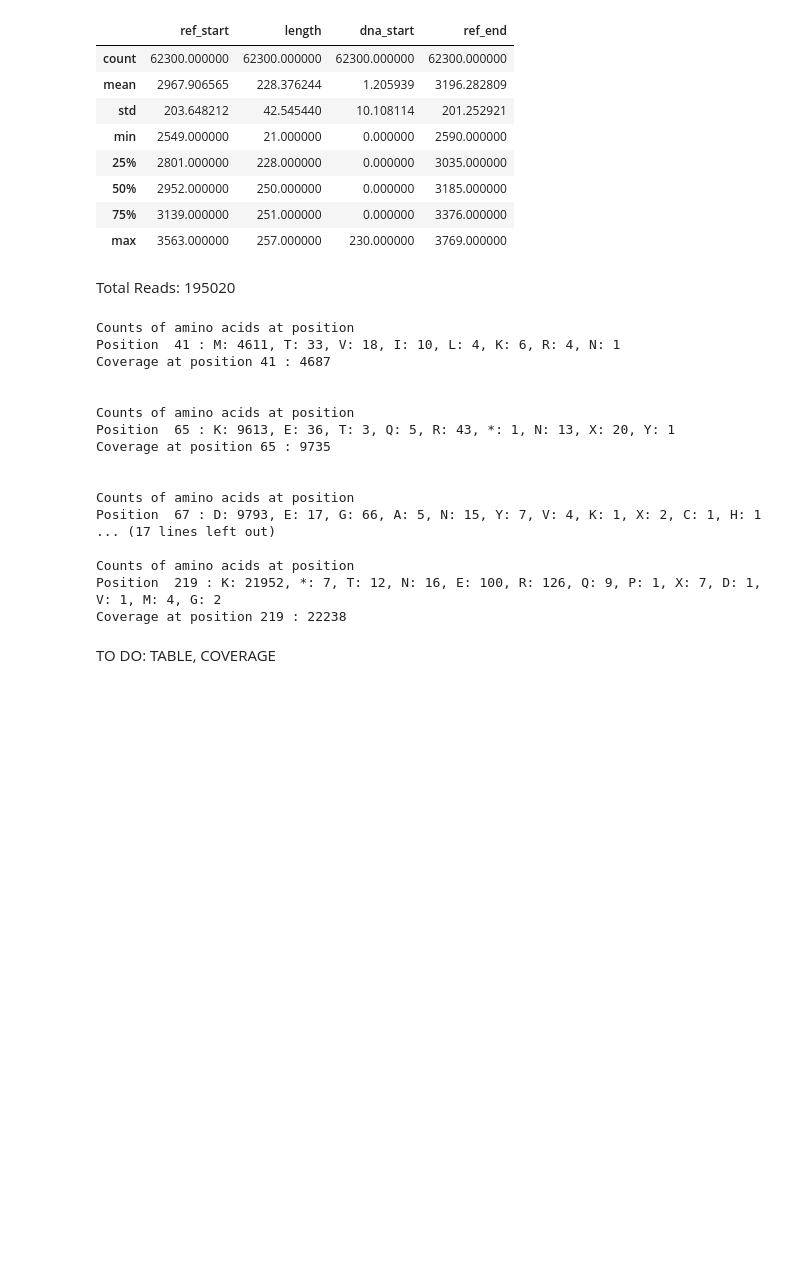
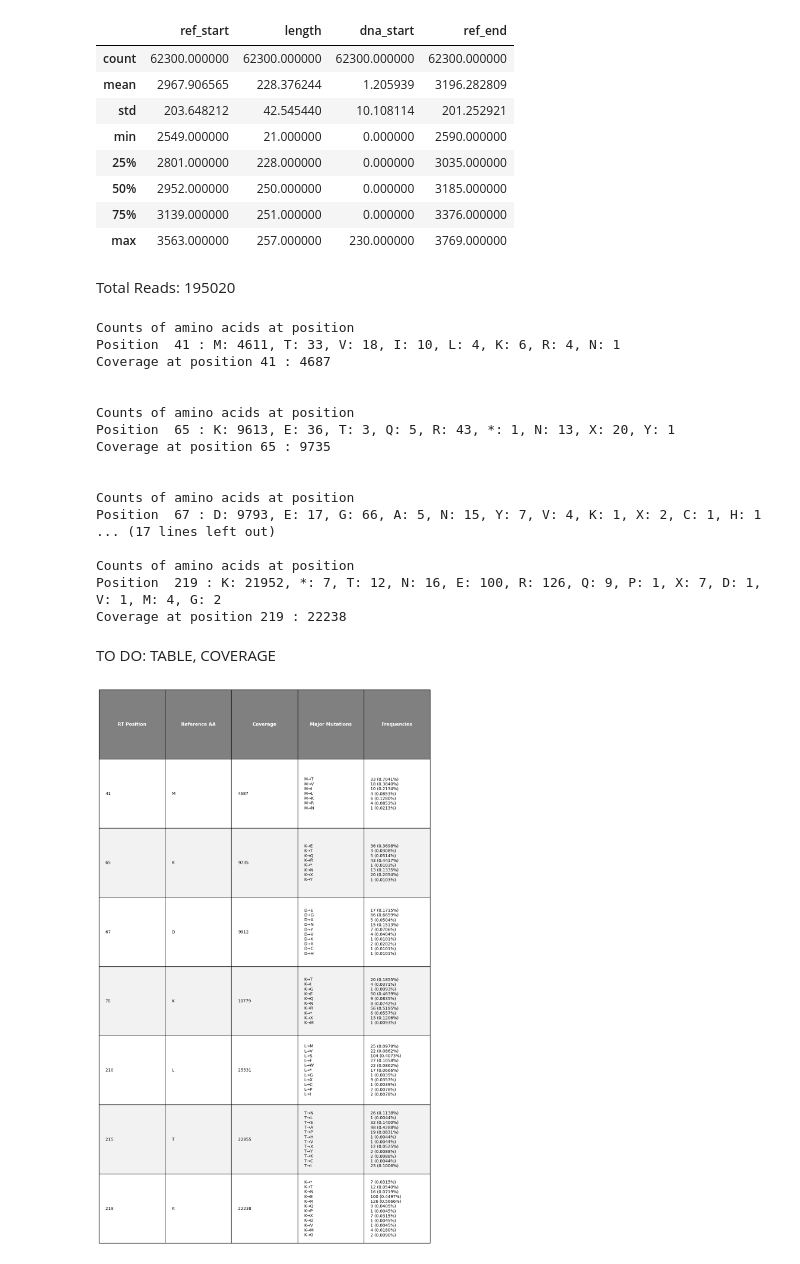
Before and after one commit to daphnejanelyn/Local-alignment-and-HIV-drug-resistance, a Jupyter notebook: Bioinformatics_Ex5.ipynb, the cells around one changed output. Cells and saved outputs as stored; diff of their text form; code cells hidden in the pictures; blank space fills up the shorter version.

Commit message:
added mutation table

```diff
--- a/Bioinformatics_Ex5.ipynb
+++ b/Bioinformatics_Ex5.ipynb
@@ -277,3 +277,67 @@ Position  219 : K: 21952, *: 7, T: 12, N: 16, E: 100, R: 126, Q: 9, P: 1, X: 7,
 Coverage at position 219 : 22238
 # %% [markdown]
 TO DO: TABLE, COVERAGE
+# %%
+# Get reference AA (most common)
+def get_reference_aa(muts):
+    return max(muts.items(), key=lambda x: x[1])[0]
+
+# Build rows
+rows = []
+for pos, info in pos_mutations.items():
+    muts = info['mutations']
+    cov = info['coverage']
+    ref = get_reference_aa(muts)
+
+    mut_list = []
+    freq_list = []
+
+    for aa, count in muts.items():
+        if aa == ref:
+            continue
+        mut_list.append(f"{ref}→{aa}")
+        freq_list.append(f"{count} ({count / cov * 100:.4f}%)")
+
+    rows.append([
+        str(pos),
+        ref,
+        str(cov),
+        "\n".join(mut_list),
+        "\n".join(freq_list)
+    ])
+
+# Calculate figure height
+fig_height = len(rows) * 0.9
+
+# Plot table
+fig, ax = plt.subplots(figsize=(12, fig_height))
+ax.axis('off')
+
+table = ax.table(
+    cellText=rows,
+    colLabels=["RT Position", "Reference AA", "Coverage", "Major Mutations", "Frequencies"],
+    cellLoc='left',
+    loc='center'
+)
+
+table.auto_set_font_size(False)
+table.set_fontsize(10)
+table.scale(1.2, 14)  # Wider columns, taller rows
+
+# Style header and alternate rows
+for key, cell in table.get_celld().items():
+    row, col = key
+    if row == 0:
+        cell.set_fontsize(11)
+        cell.set_text_props(weight='bold', color='white')
+        cell.set_facecolor("#808080")  # Green header
+    elif row % 2 == 0:
+        cell.set_facecolor("#f2f2f2")  # Light gray for even rows
+
+# Optional: save as image
+plt.savefig("mutation_table.png", bbox_inches="tight", dpi=300)
+
+# plt.tight_layout()
+plt.show()
+# %% [output]
+[figure, added]
```
Also changed, not shown: parts of 1 cell of this notebook.
